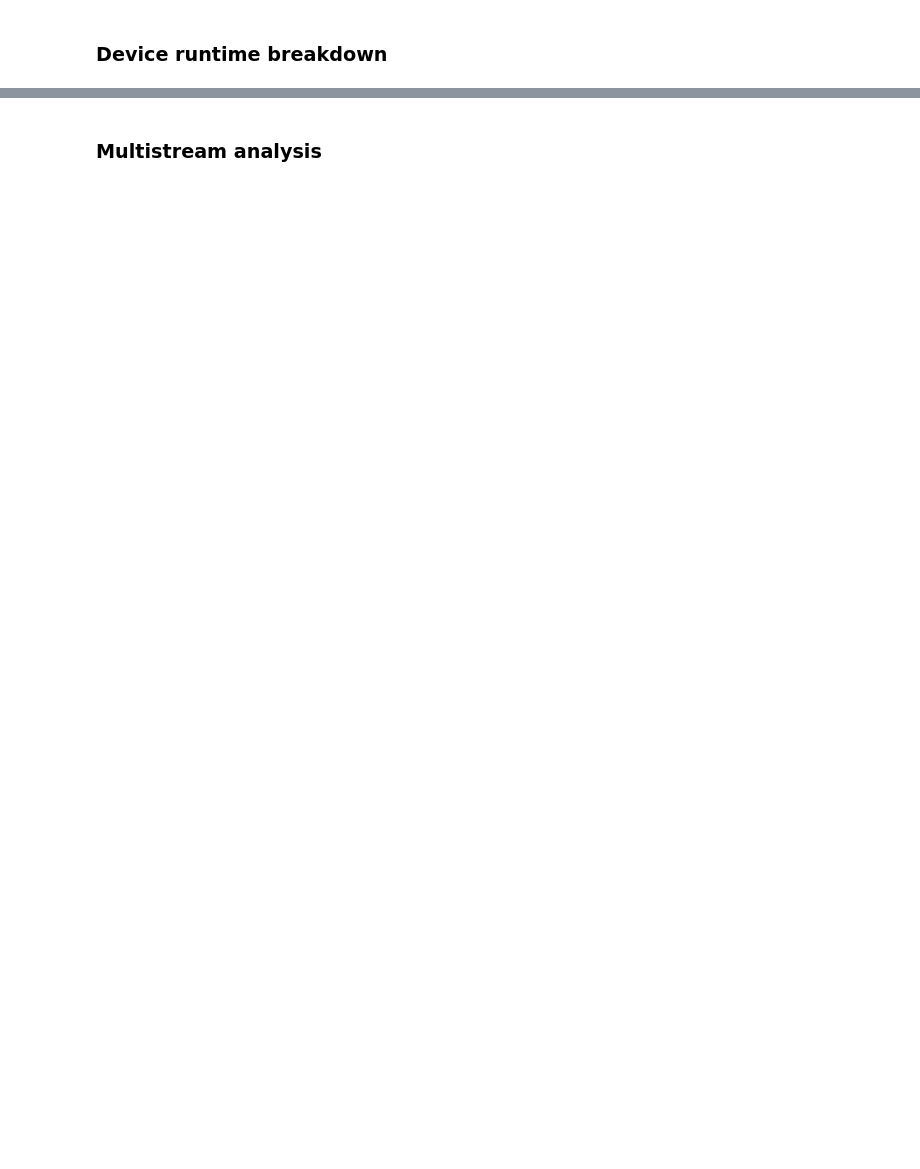
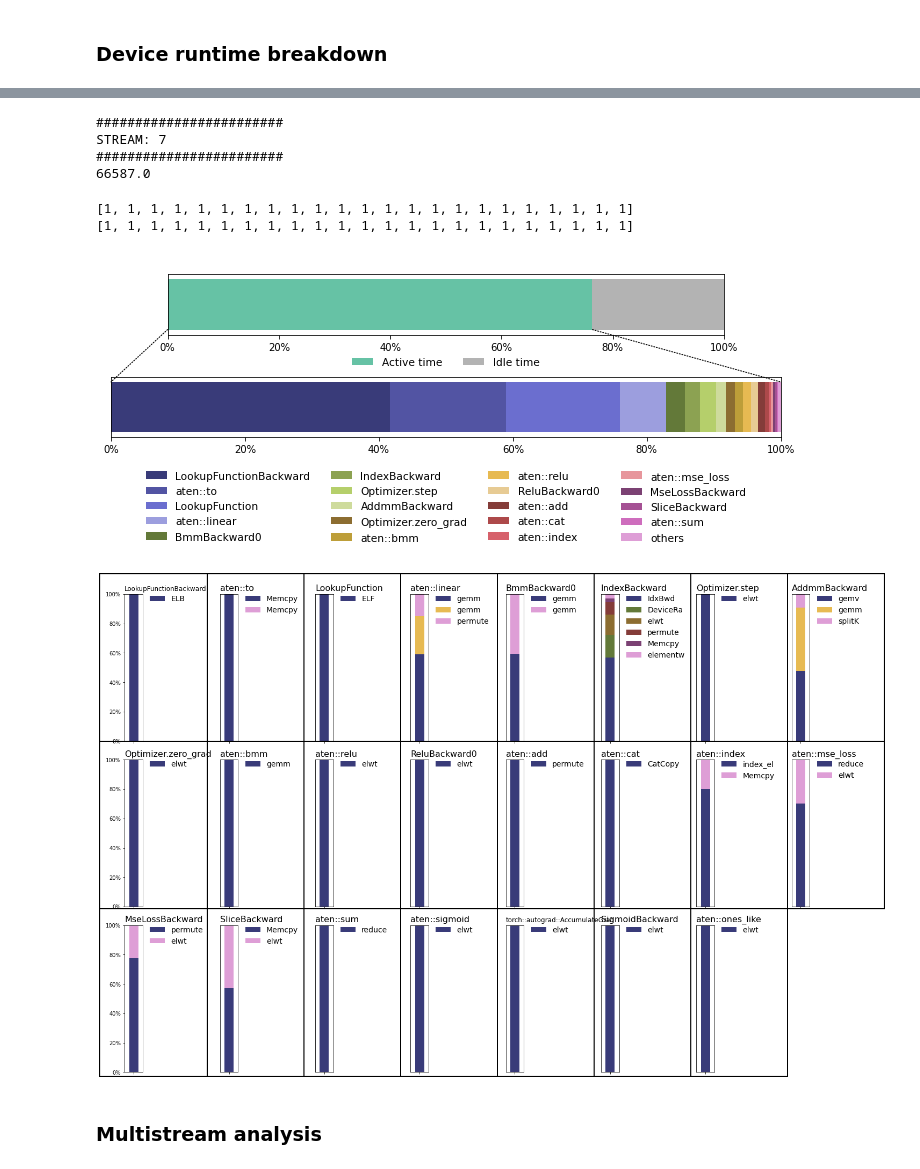
Before and after one commit to owensgroup/ml_perf_model, a Jupyter notebook: analysis/gpu_trace_analysis_dlrm.ipynb, the cells around one changed output, grey strips where cells are left out. Cells and saved outputs as stored; diff of their text form; code cells hidden in the pictures; blank space fills up the shorter version.

Commit message:
Fixed trace analysis notebook.

```diff
--- a/analysis/gpu_trace_analysis_dlrm.ipynb
+++ b/analysis/gpu_trace_analysis_dlrm.ipynb
@@ -34,7 +31,7 @@ with open(trimmed_trace_file) as f:
 # %% [markdown]
 ## DLRM with data loading
 # %%
-roots, cc, corrected_start_time, corrected_end_time, sum_skipped_intervals = process_event_hierarchy(trace['traceEvents'], skip_module=False, module_marker="DLRM ")
+roots, cc, corrected_start_time, corrected_end_time, sum_skipped_intervals = process_event_hierarchy(trace['traceEvents'], skip_module=False, module_marker=module_marker)
 print('Num of events: {}, num of root events: {}, num of caller/callee pairs: {}'.format(len(trace['traceEvents']), len(roots), len(cc)))
 print('Sum of dataloading time: {}'.format(sum_skipped_intervals))
 print("Corrected start time: ", corrected_start_time, ", corrected end time: ", corrected_end_time)
@@ -61,18 +57,0 @@ QPS: 221733.81
-# %%
-def get_operators(roots, ops):
-    for r in roots:
-        # Is an operator, and
-        # Not a module or submodule, and
-        # (Parent is a module, or, is simply a root operator)
-        if r.category() == "Operator" and\
-            (not is_module(r)) and ((\
-            r.parent is not None
-        ) or (\
-            r.parent is None\
-        )) :
-            ops.append(r)
-        else:
-            get_operators(r.children, ops)
-
-ops = []
-get_operators(roots, ops)
@@ -282,6 +255,13 @@ def kernel_name_to_legend(name):
         return 'IdxBwd'
     return name[:8]
 
+runtime_no_pf = -1
+log_file = "{}/data/{}/e2e/{}/{}_{}.log".format(PM_HOME, GPU_NAME, model_name, num_gpus, batch_size)
+if os.path.exists(log_file):
+    for line in open(log_file, 'r'):
+        if re.search("Overall per-batch", line):
+            runtime_no_pf = float(line.split(' ')[4]) * 1000 * iters # us
+
 def plot_bar_chart(flatten, key="total", truncate_count=100, depth=0):
     per_op = {}
     total = 0.0
@@ -297,10 +277,16 @@ def plot_bar_chart(flatten, key="total", truncate_count=100, depth=0):
     tmp = sorted(per_op.items(), key=lambda x: x[1], reverse=True)
     op = [x[0] for x in tmp]
     p = [x[1] / total for x in tmp]
+    print(flatten['total']['runtime'])
     df0 = pd.DataFrame({
-        'Active time': [flatten['total']['runtime'] / device_runtime],
-        'Idle time': [1 - flatten['total']['runtime'] / device_runtime]
+        'Active time': [flatten['total']['runtime'] / runtime_no_pf],
+        'Idle time': [1 - flatten['total']['runtime'] / runtime_no_pf]
     })
+    if len(p) > 20:
+        p[19] = sum(p[19:])
+        p = p[:20]
+        op[19] = "others"
+        op = op[:20]
     df = pd.DataFrame([p], columns=op)
 
     fig, axes = plt.subplots(nrows=2, ncols=1, figsize=(12, 3))
@@ -323,20 +309,21 @@ def plot_bar_chart(flatten, key="total", truncate_count=100, depth=0):
     ax1.set_yticks([])
     ax1.set_yticklabels([])
     ax1.set_ylim((-0.03, 0.03))
-    ax1.legend(loc="lower center", ncol=4, bbox_to_anchor=(0.5, -1.7), frameon=False, fontsize=10.5)
+    ax1.legend(loc="lower center", ncol=4, bbox_to_anchor=(0.5, -1.9), frameon=False, fontsize=10.5)
 
     # Space between subplots
     plt.subplots_adjust(hspace=0.7)
 
     # Lines across subplots
     con1 = ConnectionPatch(xyA=(0,-0.025), xyB=(0,0.025), coordsA="data", coordsB="data", axesA=ax0, axesB=ax1, linestyle='dotted')
-    con2 = ConnectionPatch(xyA=(flatten['total']['runtime'] / device_runtime,-0.025), xyB=(1,0.025), coordsA="data", coordsB="data", axesA=ax0, axesB=ax1, linestyle='dotted')
+    con2 = ConnectionPatch(xyA=(flatten['total']['runtime'] / runtime_no_pf,-0.025), xyB=(1,0.025), coordsA="data", coordsB="data", axesA=ax0, axesB=ax1, linestyle='dotted')
     ax1.add_artist(con1)
     ax1.add_artist(con2)
 
     plt.tight_layout()
     plt.rcParams['figure.figsize'] = [12, 3]
-    plt.savefig('active_time_breakdown.pdf', bbox_inches='tight')
+    plt.savefig('{}/data/{}/e2e/{}/active_time_breakdown.pdf'.format(PM_HOME, GPU_NAME, model_name), bbox_inches='tight')
+    plt.savefig('{}/data/{}/e2e/{}/active_time_breakdown.png'.format(PM_HOME, GPU_NAME, model_name), bbox_inches='tight')
 
     t = {}
     for k, v in flatten.items():
@@ -381,7 +368,6 @@ def plot_bar_chart(flatten, key="total", truncate_count=100, depth=0):
         for idx in sorted(to_be_deleted, reverse=True):
             del s[1][idx]
     pprint([len(s[1]) for s in so])
-#     pprint(so)
 
     nrows, ncols = 3, 8
     fig, axes = plt.subplots(nrows=3, ncols=8, figsize=(20, 13))
@@ -409,31 +395,41 @@ def plot_bar_chart(flatten, key="total", truncate_count=100, depth=0):
             if idx == (len(s[1]) - 1) / 2:
                 ax.set_title(s[0], loc='left', fontsize=(16 if len(s[0]) < 20 else 12))
 
         # Borders
         llc_x = 1.0 / ncols * (xx) + (0.014 if xx != 0 else 0)
         llc_y = 1.0 / nrows * (nrows-yy-1) + 0.01
         rx = 1.0 / ncols * (num_variants) + (0.014 if xx == 0 else 0)
         ry = 1.0 / nrows
         rects.append(plt.Rectangle(
             (llc_x, llc_y), rx, ry, fill=False, color="k", lw=2, zorder=1000, transform=fig.transFigure, figure=fig
         ))
 
         # Subplot position
         xx += num_variants
         if xx >= ncols:
             xx = 0
             yy += 1
 
     # Hardcoded for now
     axes[2,7].set_axis_off()
 
     fig.patches.extend(rects)
     plt.tight_layout()
     plt.rcParams['figure.figsize'] = [20, 13]
-    plt.savefig('dominating_op_breakdown.pdf', bbox_inches='tight')
+    plt.savefig('{}/data/{}/e2e/{}/dominating_op_breakdown.pdf'.format(PM_HOME, GPU_NAME, model_name), bbox_inches='tight')
+    plt.savefig('{}/data/{}/e2e/{}/dominating_op_breakdown.png'.format(PM_HOME, GPU_NAME, model_name), bbox_inches='tight')
 
 for stream, v in flatten.items():
     print("########################")
     print("STREAM: {}".format(stream))
     print("########################")
     plot_bar_chart(v, truncate_count=truncate_count)
+# %% [output]
+########################
+STREAM: 7
+########################
+66587.0
+[1, 1, 1, 1, 1, 1, 1, 1, 1, 1, 1, 1, 1, 1, 1, 1, 1, 1, 1, 1, 1, 1, 1]
+[1, 1, 1, 1, 1, 1, 1, 1, 1, 1, 1, 1, 1, 1, 1, 1, 1, 1, 1, 1, 1, 1, 1]
+[figure, added]
+[figure, added]
```
Also changed, not shown: parts of 16 cells of this notebook, 1 other file.
